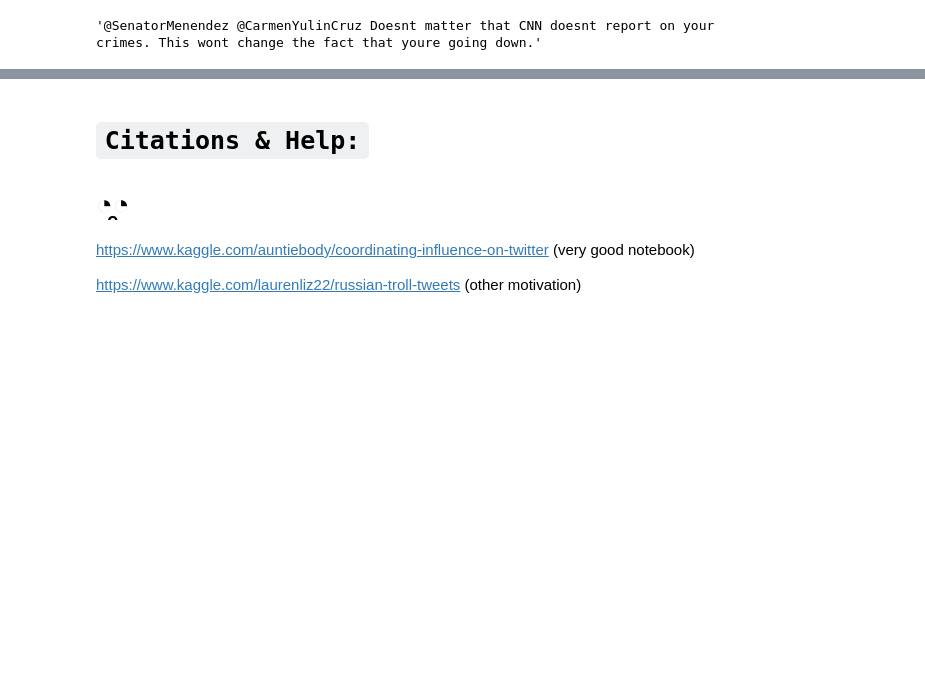
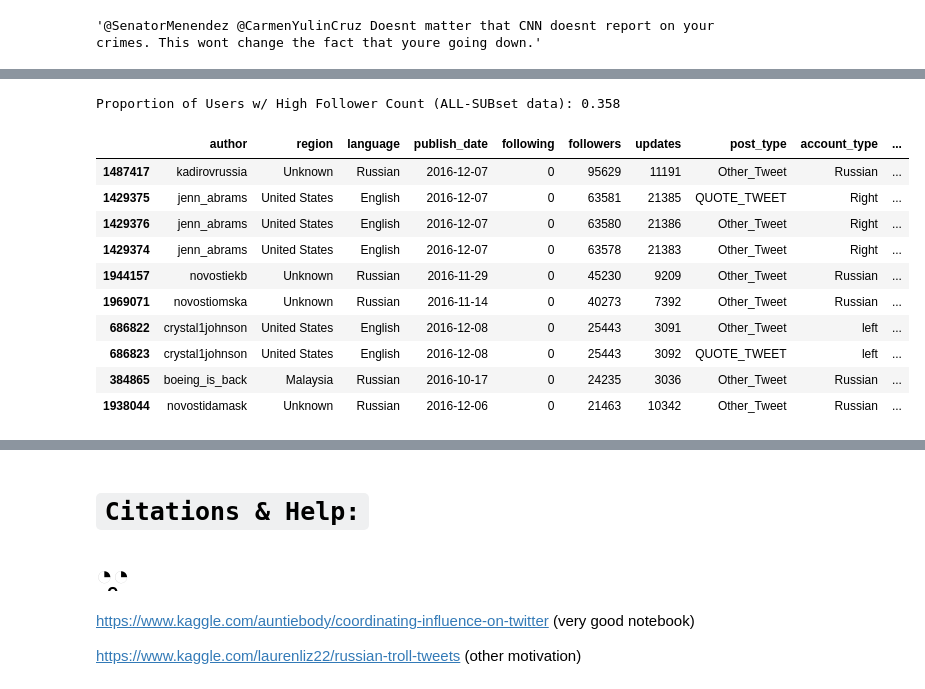
Before and after one commit to MrFuguDataScience/NLP, a Jupyter notebook: troll_tweets_03_NLP.ipynb, the cells around one changed output, grey strips where cells are left out. Saved outputs shown, nothing was run; the diff lists cells and outputs as text; code cells hidden in the pictures; blank space fills up the shorter version.

Commit message:
troll_tweets_03_NLP_01
updates and lots of work. split data, do comparisons, find what fraction of retweets to data, popular people based on followers

```diff
--- a/troll_tweets_03_NLP.ipynb
+++ b/troll_tweets_03_NLP.ipynb
@@ -97,11 +102,11 @@ def tweet_col_regx(df_col,re_pat):
             q.append('None')
     return q
 # %%
-tweet_ref=tweet_col_regx(troll_02['content without http'],r'@(\S+)')
+tweet_ref=tweet_col_regx(troll_dt_rng['content without http'],r'@(\S+)')
 
-troll_02['tweet_ref']=tweet_ref
+troll_dt_rng['tweet_ref']=tweet_ref
 # %%
 
-hashtag_ref=tweet_col_regx(troll_02['content without http'],r'#(\S+)')
+hashtag_ref=tweet_col_regx(troll_dt_rng['content without http'],r'#(\S+)')
 
-troll_02['hashtag_ref']=hashtag_ref
+troll_dt_rng['hashtag_ref']=hashtag_ref
@@ -119,0 +115,3 @@ troll_02.head(8)
+# %%
+# convert author/user name to lowercase for comparisons
+troll_dt_rng['author']=troll_dt_rng['author'].map(lambda x: x.lower())
@@ -119,0 +141,27 @@ troll_02.head(8)
+# %%
+# Friend To Follower Ratios:
+troll_dt_rng['follower_to_following_Ratio']=np.where(troll_dt_rng['followers']/\
+                        troll_dt_rng['following']==np.inf
+                     , troll_dt_rng['followers'],
+         troll_dt_rng['followers']/troll_dt_rng['following'])
+
+
+print('Proportion of Users w/ High Follower Count (ALL-SUBset data):',\
+round(troll_dt_rng[troll_dt_rng['follower_to_following_Ratio']>2].shape[0]/\
+troll_dt_rng[troll_dt_rng['follower_to_following_Ratio']<2].shape[0],3))
+# %% [output]
+Proportion of Users w/ High Follower Count (ALL-SUBset data): 0.358
+# %%
+troll_dt_rng.sort_values('follower_to_following_Ratio',ascending=False)[:10]
+# %% [output]
+|  | author | region | language | publish_date | following | followers | updates | post_type | account_type | ... |
+| 1487417 | kadirovrussia | Unknown | Russian | 2016-12-07 | 0 | 95629 | 11191 | Other_Tweet | Russian | ... |
+| 1429375 | jenn_abrams | United States | English | 2016-12-07 | 0 | 63581 | 21385 | QUOTE_TWEET | Right | ... |
+| 1429376 | jenn_abrams | United States | English | 2016-12-07 | 0 | 63580 | 21386 | Other_Tweet | Right | ... |
+| 1429374 | jenn_abrams | United States | English | 2016-12-07 | 0 | 63578 | 21383 | Other_Tweet | Right | ... |
+| 1944157 | novostiekb | Unknown | Russian | 2016-11-29 | 0 | 45230 | 9209 | Other_Tweet | Russian | ... |
+| 1969071 | novostiomska | Unknown | Russian | 2016-11-14 | 0 | 40273 | 7392 | Other_Tweet | Russian | ... |
+| 686822 | crystal1johnson | United States | English | 2016-12-08 | 0 | 25443 | 3091 | Other_Tweet | left | ... |
+| 686823 | crystal1johnson | United States | English | 2016-12-08 | 0 | 25443 | 3092 | QUOTE_TWEET | left | ... |
+| 384865 | boeing_is_back | Malaysia | Russian | 2016-10-17 | 0 | 24235 | 3036 | Other_Tweet | Russian | ... |
+| 1938044 | novostidamask | Unknown | Russian | 2016-12-06 | 0 | 21463 | 10342 | Other_Tweet | Russian | ... |
```
Also changed, not shown: parts of 17 cells of this notebook.
